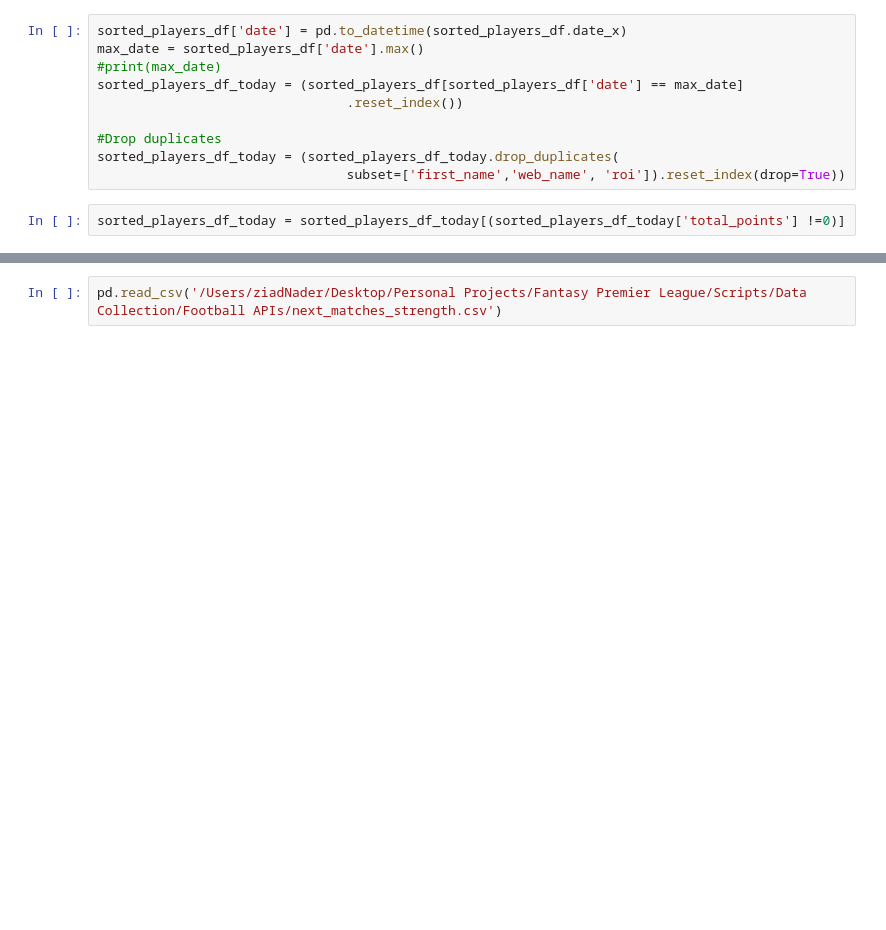
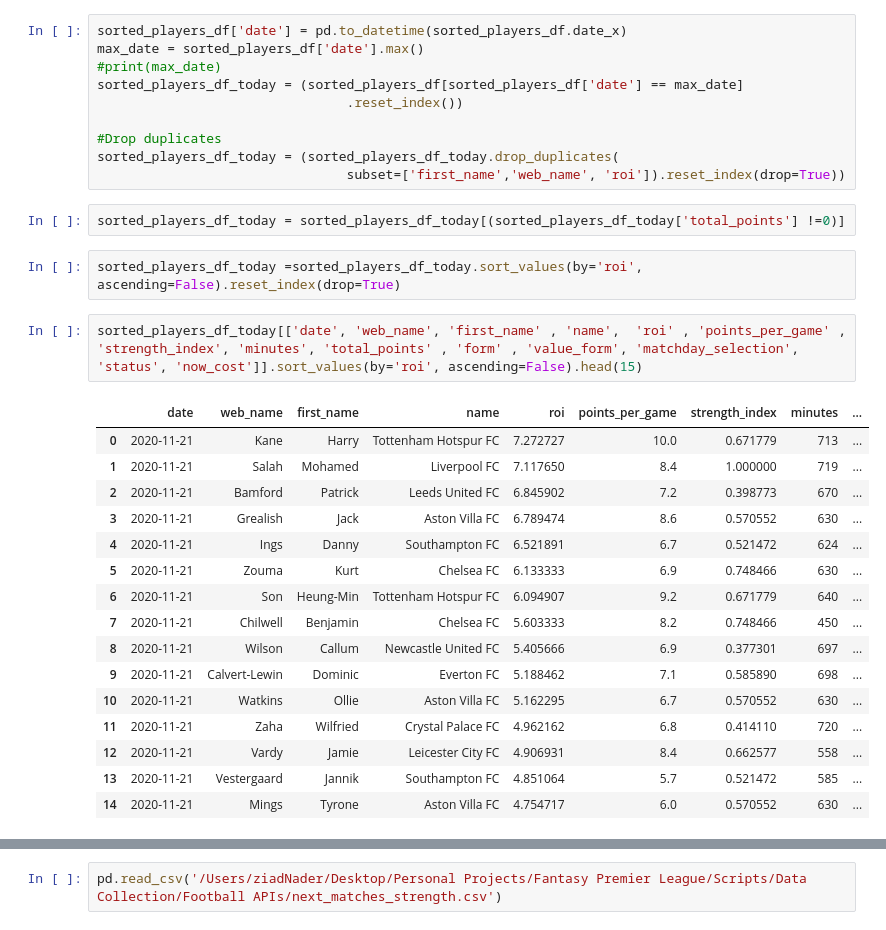
Before and after one commit to znader1/FPL, a Jupyter notebook: Automation/ROI _Analysis.ipynb, the cells around one changed output, grey strips where cells are left out. Drawn from its saved outputs; the diff is of its cells as text; blank space fills up the shorter version.

```diff
--- a/Automation/ROI _Analysis.ipynb
+++ b/Automation/ROI _Analysis.ipynb
@@ -333,5 +335,26 @@ sorted_players_df_today = (sorted_players_df_today.drop_duplicates(
                                 subset=['first_name','web_name', 'roi']).reset_index(drop=True))
 # %%
 sorted_players_df_today = sorted_players_df_today[(sorted_players_df_today['total_points'] !=0)]
+# %%
+sorted_players_df_today =sorted_players_df_today.sort_values(by='roi', ascending=False).reset_index(drop=True)
+# %%
+sorted_players_df_today[['date', 'web_name', 'first_name' , 'name',  'roi' , 'points_per_game' , 'strength_index', 'minutes', 'total_points' , 'form' , 'value_form', 'matchday_selection', 'status', 'now_cost']].sort_values(by='roi', ascending=False).head(15)
+# %% [output]
+|  | date | web_name | first_name | name | roi | points_per_game | strength_index | minutes | ... |
+| 0 | 2020-11-21 | Kane | Harry | Tottenham Hotspur FC | 7.272727 | 10.0 | 0.671779 | 713 | ... |
+| 1 | 2020-11-21 | Salah | Mohamed | Liverpool FC | 7.117650 | 8.4 | 1.000000 | 719 | ... |
+| 2 | 2020-11-21 | Bamford | Patrick | Leeds United FC | 6.845902 | 7.2 | 0.398773 | 670 | ... |
+| 3 | 2020-11-21 | Grealish | Jack | Aston Villa FC | 6.789474 | 8.6 | 0.570552 | 630 | ... |
+| 4 | 2020-11-21 | Ings | Danny | Southampton FC | 6.521891 | 6.7 | 0.521472 | 624 | ... |
+| 5 | 2020-11-21 | Zouma | Kurt | Chelsea FC | 6.133333 | 6.9 | 0.748466 | 630 | ... |
+| 6 | 2020-11-21 | Son | Heung-Min | Tottenham Hotspur FC | 6.094907 | 9.2 | 0.671779 | 640 | ... |
+| 7 | 2020-11-21 | Chilwell | Benjamin | Chelsea FC | 5.603333 | 8.2 | 0.748466 | 450 | ... |
+| 8 | 2020-11-21 | Wilson | Callum | Newcastle United FC | 5.405666 | 6.9 | 0.377301 | 697 | ... |
+| 9 | 2020-11-21 | Calvert-Lewin | Dominic | Everton FC | 5.188462 | 7.1 | 0.585890 | 698 | ... |
+| 10 | 2020-11-21 | Watkins | Ollie | Aston Villa FC | 5.162295 | 6.7 | 0.570552 | 630 | ... |
+| 11 | 2020-11-21 | Zaha | Wilfried | Crystal Palace FC | 4.962162 | 6.8 | 0.414110 | 720 | ... |
+| 12 | 2020-11-21 | Vardy | Jamie | Leicester City FC | 4.906931 | 8.4 | 0.662577 | 558 | ... |
+| 13 | 2020-11-21 | Vestergaard | Jannik | Southampton FC | 4.851064 | 5.7 | 0.521472 | 585 | ... |
+| 14 | 2020-11-21 | Mings | Tyrone | Aston Villa FC | 4.754717 | 6.0 | 0.570552 | 630 | ... |
 # %%
 def players_pick(budget, num_of_players, GK_limit, DF_limit, MF_limit, ST_limit):
```
Also changed, not shown: parts of 30 cells of this notebook.
